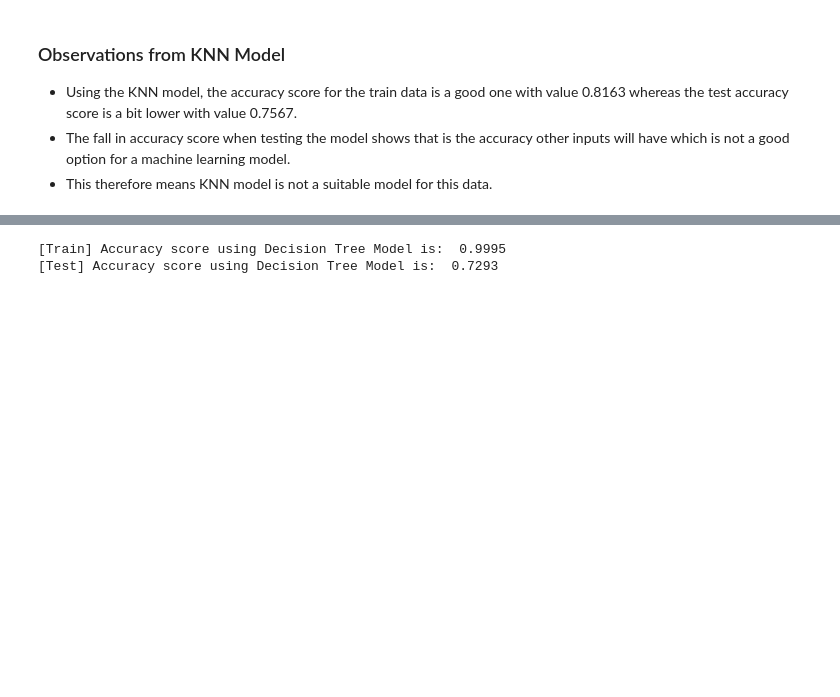
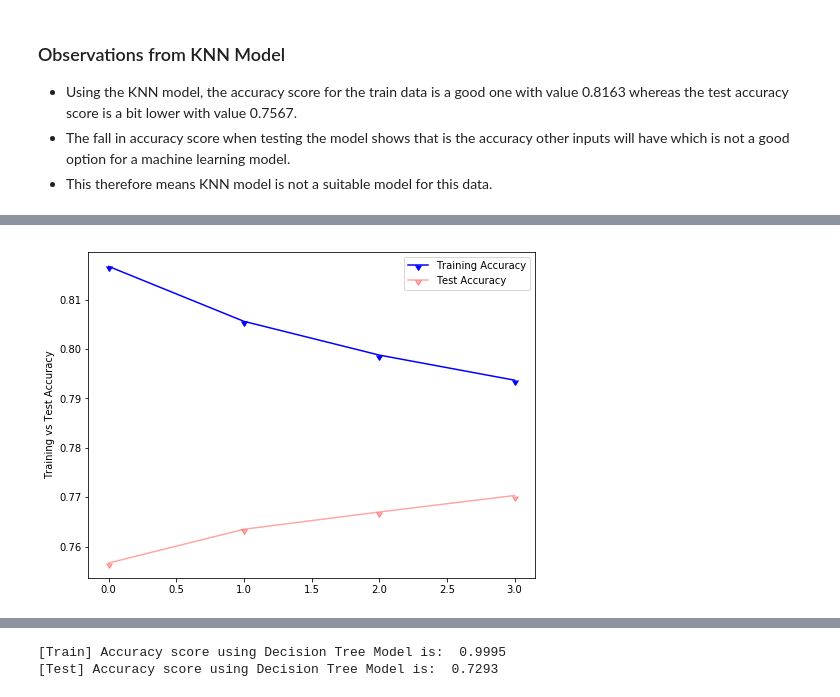
Before and after one commit to mozilla/PRESC, a Jupyter notebook: dev/dzekem/project.ipynb, the cells around one changed output, grey strips where cells are left out. Drawn from its saved outputs; the diff is of its cells as text; code cells hidden in the pictures; blank space fills up the shorter version.

```diff
--- a/dev/dzekem/project.ipynb
+++ b/dev/dzekem/project.ipynb
@@ -258,13 +259,15 @@ print('[Test] Accuracy score is: ', round(accuracy_score(y_pred_test2, ytest), 4
 from sklearn.neighbors import KNeighborsClassifier
 
 # A classifier from the KNN model
-clf_2 = KNeighborsClassifier(n_neighbors=5, metric='minkowski', p=2)
-clf_2.fit(Xtrain, ytrain)
+clf_knn = KNeighborsClassifier(n_neighbors=5, metric='minkowski', p=2)
+# n_neighbors is the default number of neighbors to be considered from which the target value will then be place to the class with highest count.
 
-y_pred_knn = clf_2.predict(Xtrain)
+clf_knn.fit(Xtrain, ytrain)
+
+y_pred_knn = clf_knn.predict(Xtrain)
 print('[Train] Accuracy score using KNN Model is: ', round(accuracy_score(ytrain, y_pred_knn), 4))
 
-y_pred_knn2 = clf_2.predict(Xtest)
+y_pred_knn2 = clf_knn.predict(Xtest)
 print('[Test] Accuracy score using KNN Model is: ', round(accuracy_score(y_pred_knn2, ytest), 4))
 # %% [output]
 [Train] Accuracy score using KNN Model is:  0.8168
@@ -276,0 +283,38 @@ print('[Test] Accuracy score using KNN Model is: ', round(accuracy_score(y_pred_
+# %%
+#number of neighbors to consider for the parameter tuning also called K value
+neighbors = [5, 7, 9, 11]
+# this parameter takes only set of odd numbers which is why the array has only defined odd numbers to be considered
+training_accuracy = []
+test_accuracy = []
+
+for i in neighbors:
+
+    clf = KNeighborsClassifier(n_neighbors=i, metric='minkowski', p=2)
+
+    # fit on the training set
+    clf.fit(Xtrain, ytrain)
+
+    # predict on training set
+    y_predict_training = clf.predict(Xtrain)
+
+    # predict on test set
+    y_predict_test = clf.predict(Xtest)
+
+    # save training accuracy for the diff k values
+    tr_accuracy = accuracy_score(y_predict_training, ytrain)
+    training_accuracy.append(tr_accuracy)
+
+    # save test accuracy for these neighbors
+    tst_accuracy = accuracy_score(y_predict_test, ytest)
+    test_accuracy.append(tst_accuracy)
+
+#Plot of training vs test accuracy
+#This gives a visualization of how large the difference between these two accuracies is
+#If there is overfitting or underfitting
+training_plot, = plt.plot(training_accuracy, 'b',  marker=11)
+test_plot, = plt.plot(test_accuracy, 'r', alpha = 0.35,  marker=11)
+plt.legend([training_plot, test_plot], ['Training Accuracy', 'Test Accuracy'])
+plt.ylabel('Training vs Test Accuracy')
+plt.show()
+# %% [output]
+[figure, added]
```
Also changed, not shown: parts of 15 cells of this notebook.
